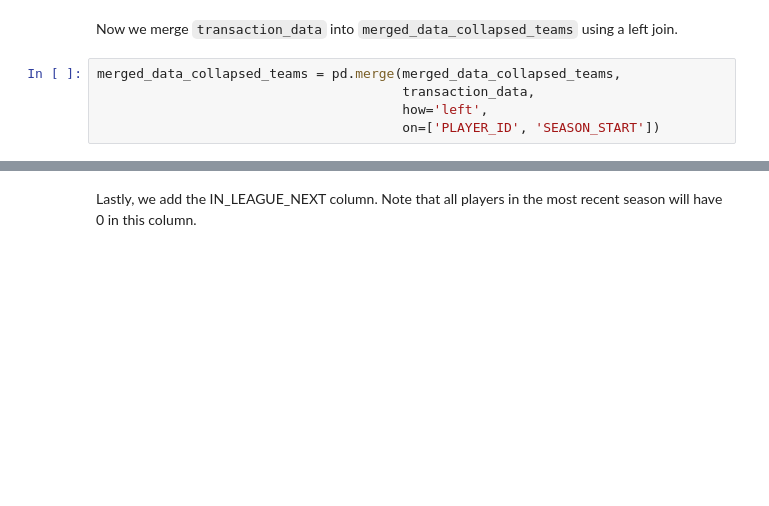
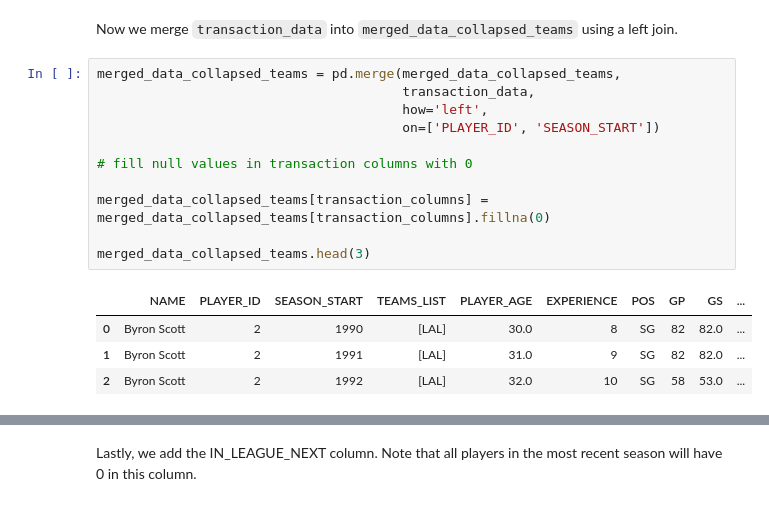
Before and after one commit to aapandy2/predicting_nba_player_retention, a Jupyter notebook: 1_DataMerger.ipynb, the cells around one changed output, grey strips where cells are left out. Saved outputs shown, nothing was run; the diff lists cells and outputs as text; blank space fills up the shorter version.

```diff
--- a/1_DataMerger.ipynb
+++ b/1_DataMerger.ipynb
@@ -609,5 +474,16 @@ Now we merge `transaction_data` into `merged_data_collapsed_teams` using a left
 # %%
 merged_data_collapsed_teams = pd.merge(merged_data_collapsed_teams,
                                        transaction_data,
                                        how='left',
                                        on=['PLAYER_ID', 'SEASON_START'])
+
+# fill null values in transaction columns with 0
+
+merged_data_collapsed_teams[transaction_columns] = merged_data_collapsed_teams[transaction_columns].fillna(0)
+
+merged_data_collapsed_teams.head(3)
+# %% [output]
+|  | NAME | PLAYER_ID | SEASON_START | TEAMS_LIST | PLAYER_AGE | EXPERIENCE | POS | GP | GS | ... |
+| 0 | Byron Scott | 2 | 1990 | [LAL] | 30.0 | 8 | SG | 82 | 82.0 | ... |
+| 1 | Byron Scott | 2 | 1991 | [LAL] | 31.0 | 9 | SG | 82 | 82.0 | ... |
+| 2 | Byron Scott | 2 | 1992 | [LAL] | 32.0 | 10 | SG | 58 | 53.0 | ... |
```
Also changed, not shown: parts of 61 cells of this notebook.
